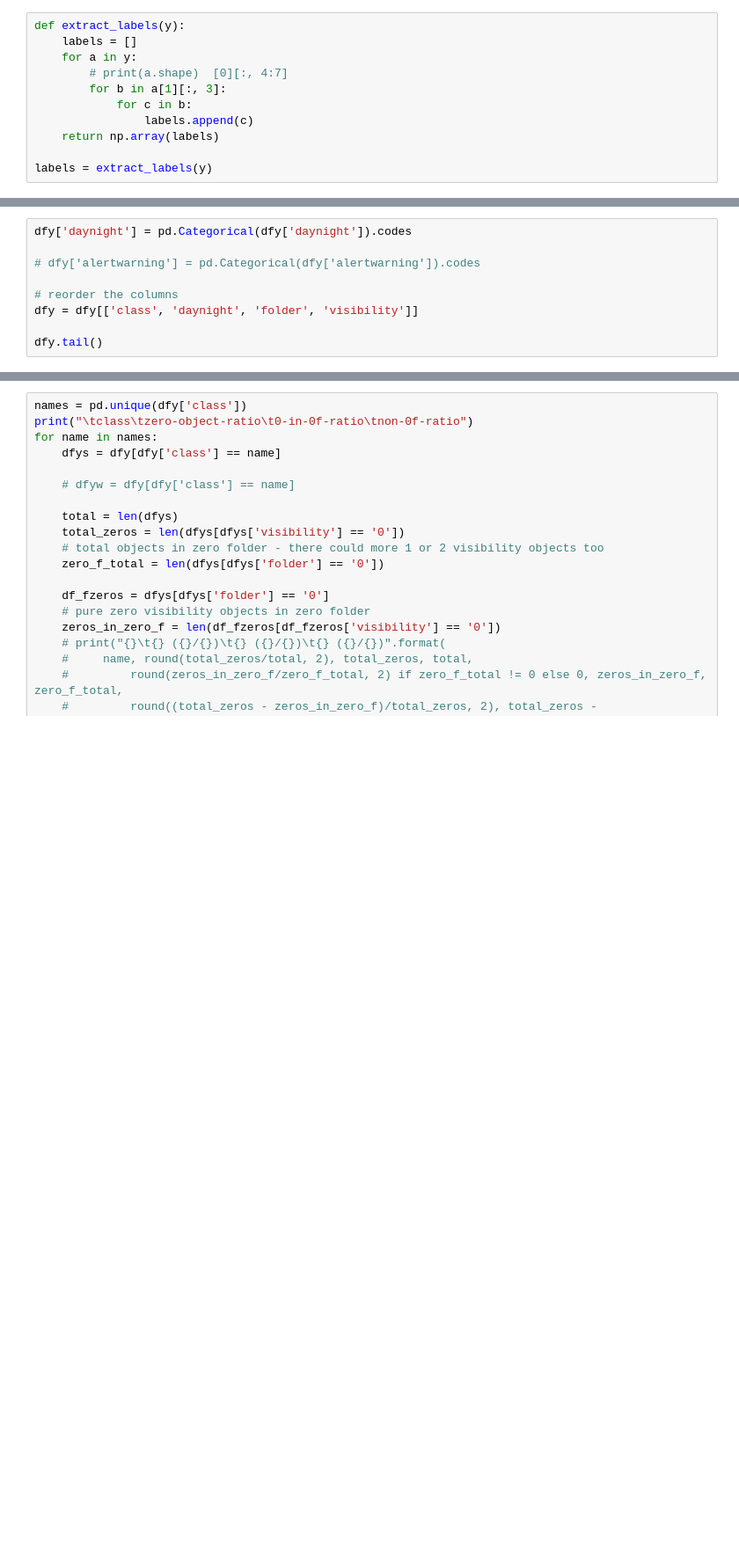
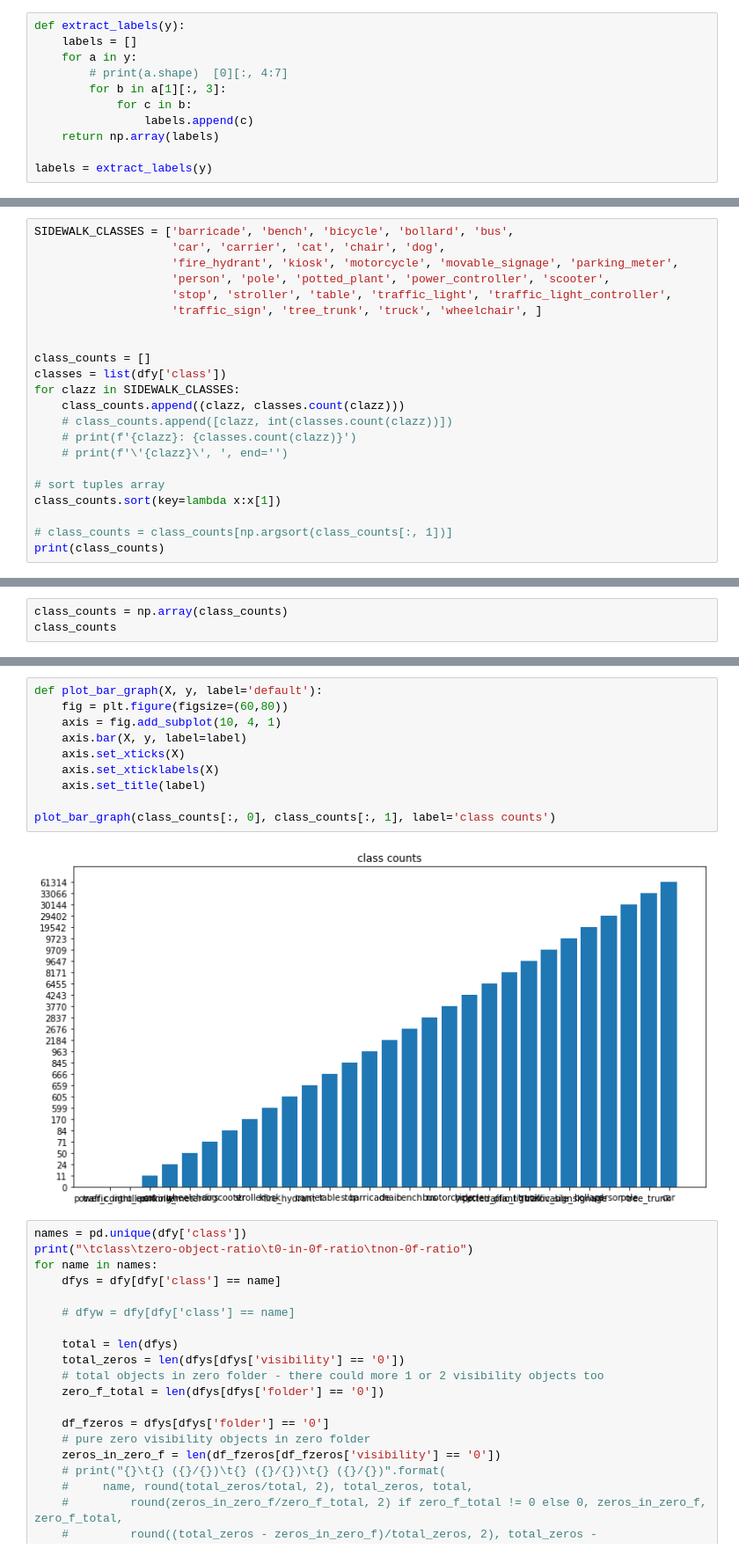
Before and after one commit to changsin/Sidewalk, a Jupyter notebook: notebooks/sidewalk_EDA.ipynb, the cells around one changed output, grey strips where cells are left out. Shown at 88% size. Saved outputs shown, nothing was run; the diff lists cells and outputs as text; blank space fills up the shorter version.

```diff
--- a/notebooks/sidewalk_EDA.ipynb
+++ b/notebooks/sidewalk_EDA.ipynb
@@ -172,9 +219,0 @@ dfy.head()
-# %%
-dfy['daynight'] = pd.Categorical(dfy['daynight']).codes
-
-# dfy['alertwarning'] = pd.Categorical(dfy['alertwarning']).codes
-
-# reorder the columns
-dfy = dfy[['class', 'daynight', 'folder', 'visibility']]
-
-dfy.tail()
@@ -187,0 +247,22 @@ dfy.tail()
+# %%
+SIDEWALK_CLASSES = ['barricade', 'bench', 'bicycle', 'bollard', 'bus',
+                    'car', 'carrier', 'cat', 'chair', 'dog',
+                    'fire_hydrant', 'kiosk', 'motorcycle', 'movable_signage', 'parking_meter',
+                    'person', 'pole', 'potted_plant', 'power_controller', 'scooter',
+                    'stop', 'stroller', 'table', 'traffic_light', 'traffic_light_controller',
+                    'traffic_sign', 'tree_trunk', 'truck', 'wheelchair', ]
+
+
+class_counts = []
+classes = list(dfy['class'])
+for clazz in SIDEWALK_CLASSES:
+    class_counts.append((clazz, classes.count(clazz)))
+    # class_counts.append([clazz, int(classes.count(clazz))])
+    # print(f'{clazz}: {classes.count(clazz)}')
+    # print(f'\'{clazz}\', ', end='')
+
+# sort tuples array
+class_counts.sort(key=lambda x:x[1])
+
+# class_counts = class_counts[np.argsort(class_counts[:, 1])]
+print(class_counts)
@@ -187,0 +271,3 @@ dfy.tail()
+# %%
+class_counts = np.array(class_counts)
+class_counts
@@ -188,3 +301,15 @@ dfy.tail()
+# %%
+def plot_bar_graph(X, y, label='default'):
+    fig = plt.figure(figsize=(60,80))
+    axis = fig.add_subplot(10, 4, 1)
+    axis.bar(X, y, label=label)
+    axis.set_xticks(X)
+    axis.set_xticklabels(X)
+    axis.set_title(label)
+
+plot_bar_graph(class_counts[:, 0], class_counts[:, 1], label='class counts')
+# %% [output]
+[figure, added]
 # %%
 names = pd.unique(dfy['class'])
 print("\tclass\tzero-object-ratio\t0-in-0f-ratio\tnon-0f-ratio")
```
Also changed, not shown: parts of 13 cells of this notebook.
